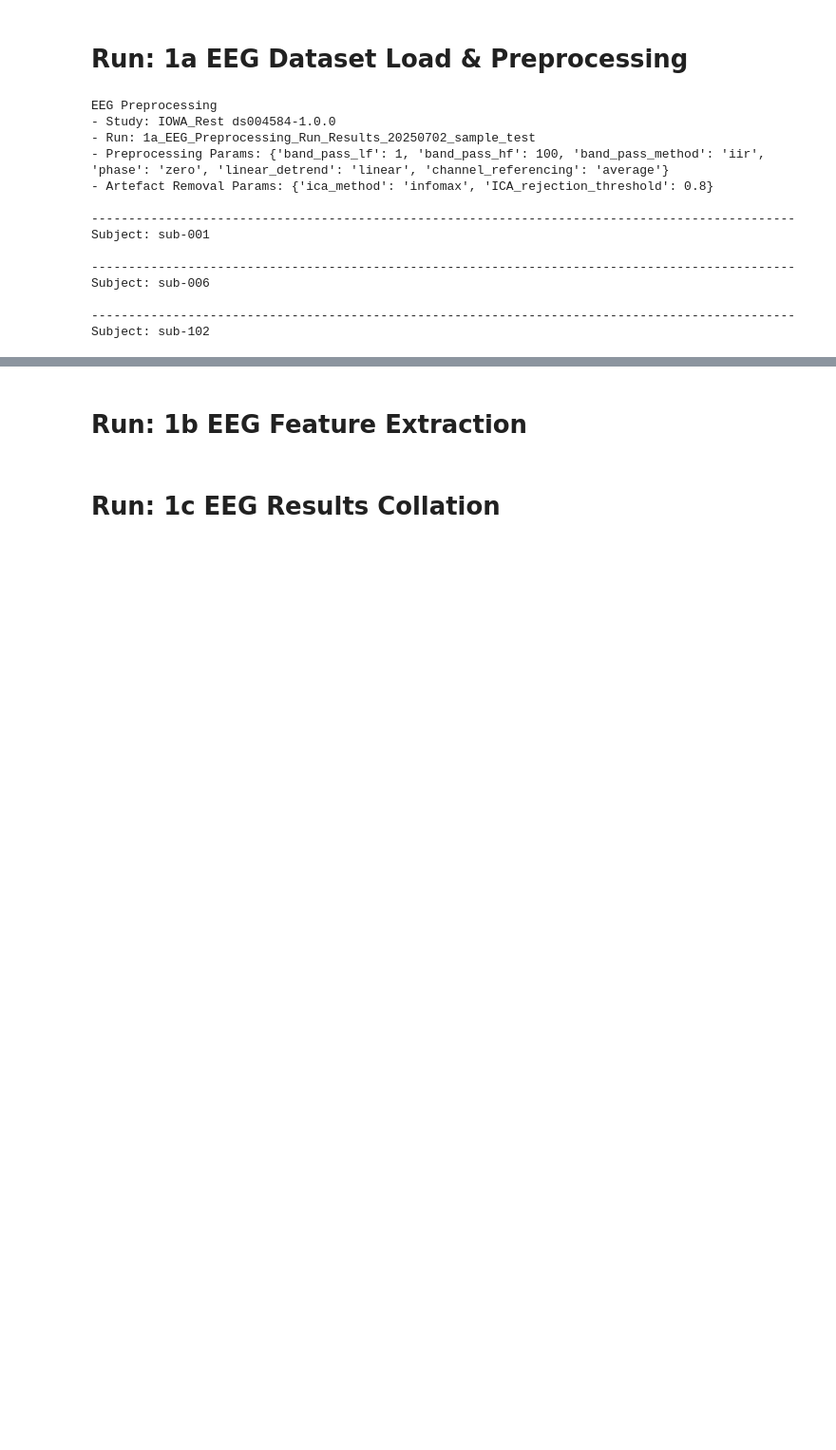
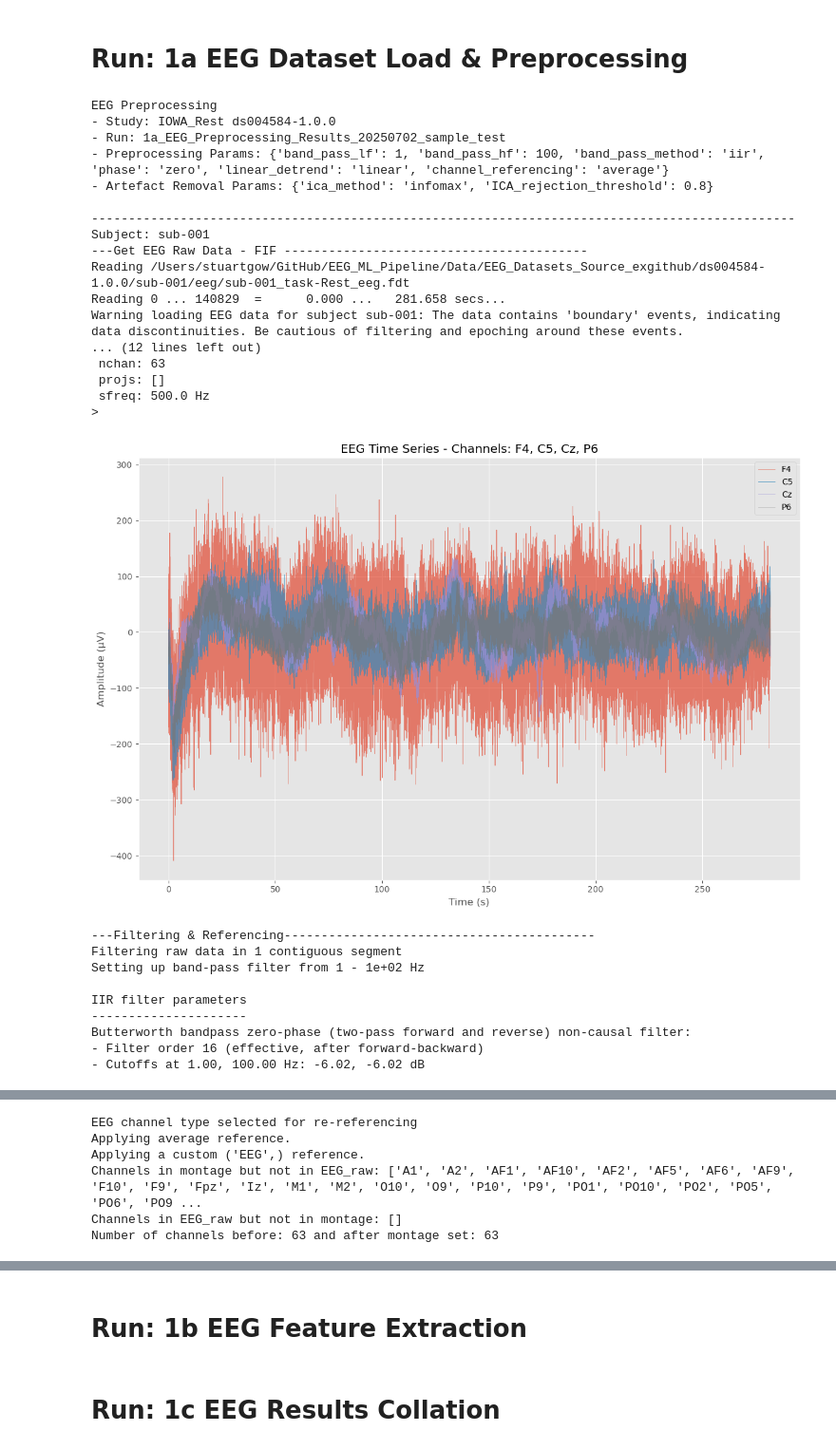
Before and after one commit to StuartG24/EEG_ML_Pipeline, a Jupyter notebook: Notebooks/1_EEG_Processing_v9.ipynb, the cells around one changed output, grey strips where cells are left out. Shown at 95% size. Drawn from its saved outputs; the diff is of its cells as text; code cells hidden in the pictures; blank space fills up the shorter version.

```diff
--- a/Notebooks/1_EEG_Processing_v9.ipynb
+++ b/Notebooks/1_EEG_Processing_v9.ipynb
@@ -103,7 +430,7 @@ artefact_params = {'ica_method': 'infomax', # infomax, none
 
 # Setup the processing run and results folder & save params
 current_date = datetime.now().strftime('%Y%m%d')
-run_name = f'1a_EEG_Preprocessing_Run_Results_{current_date}_{run_description}'
+run_name = f'1a_EEG_Preprocessing_Results_{current_date}_{run_description}'
 run_results_path = utils.extend_folder_path(study_info['eeg_processing_results_path'], run_name, exists_ok=False)
 run_details = pd.Series({
     'run_name': run_name,
@@ -116,7 +443,7 @@ run_details.to_pickle(run_results_path + '/run_details.pkl', compression='zip')
 # Set progress messages, testing
 if test_mode:
     VERBOSE = True
-    test_subjects = [0,5,101]
+    test_subjects = [0] # [0,5,101]
     test_channels = ['F4', 'C5', 'Cz', 'P6']
 else:
     VERBOSE = False
@@ -127,37 +454,91 @@ del current_date, study_name, run_description, study_folder_path
 # %%
 # Run all the steps for EEG preprocessing
 #
 
 # Start Trace
 summary = f'EEG Preprocessing'
 summary = summary + f"\n- Study: {study_info['study_name']} {study_info['dataset_ref']}"
 summary = summary + f"\n- Run: {run_details['run_name']}"
 summary = summary + f"\n- Preprocessing Params: {preprocess_params}"
 summary = summary + f"\n- Artefact Removal Params: {artefact_params}"
 print(summary)
 
 # Loop through all selected subjects in the study
 for idx, subject in study_subjects_df.iterrows():
 
     # Just sample a subset of subjects when in test mode
     if test_mode and idx not in test_subjects:
         continue
 
     subject_id = subject['subject_id']
     print('\n-----------------------------------------------------------------------------------------------')
     print(f'Subject: {subject_id}')
+
+    # 1. EEG Raw Dataset Load
+    #
+    print('---Get EEG Raw Data - FIF -----------------------------------------')
+    EEG_raw_files = get_EEG_raw(study_info['dataset_path'], subject_id)
+    # TODO: How to handle multiple session EEG raw files?
+    EEG_raw = EEG_raw_files[0]
+
+    save_folder_path = utils.extend_folder_path(run_results_path, 'EEG_1_raw_files')
+    save_EEG_for_subject(EEG_raw, save_folder_path, subject_id, tag='source')
+
+    if VERBOSE:
+        print(f"Description: {EEG_raw.info['description']} on {EEG_raw.info['meas_date']}")
+        print(EEG_raw)
+        print(EEG_raw.info)
+        plot_EEG_TD(EEG_raw, test_channels)
+
+    # 2. EEG Filtering & Referencing
+    #
+    print('---Filtering & Referencing------------------------------------------')
+    EEG_filtered = perform_EEG_filtering(preprocess_params, EEG_raw)
+
+    save_folder_path = utils.extend_folder_path(run_results_path, 'EEG_2_cleaned_files')
+    save_EEG_for_subject(EEG_filtered, save_folder_path, subject_id, tag='filtered')
+
+    if VERBOSE:
+        plot_EEG_TD(EEG_filtered, test_channels)
+
+    # 3. Artefact Removal with ICA etc
+    #
+    print('---Artefact Removal - ICA ------------------------------------------')
+    artefact_results, EEG_cleaned = perform_artefact_removal(artefact_params, EEG_filtered)
+
+    save_folder_path = utils.extend_folder_path(run_results_path, 'EEG_2_cleaned_files')
+    save_EEG_for_subject(EEG_cleaned, save_folder_path, subject_id, tag='preprocessed')
+
+    if VERBOSE:
+        # TODO: Any need to summarise or retain results?
+        # TODO: Correct plot for Epoched data
+        plot_EEG_TD(EEG_cleaned, test_channels)
+        print(f'Temp .... {EEG_cleaned}, \n{artefact_results}')
 # %% [output]
 EEG Preprocessing
 - Study: IOWA_Rest ds004584-1.0.0
-- Run: 1a_EEG_Preprocessing_Run_Results_20250702_sample_test
+- Run: 1a_EEG_Preprocessing_Results_20250702_sample_test
 - Preprocessing Params: {'band_pass_lf': 1, 'band_pass_hf': 100, 'band_pass_method': 'iir', 'phase': 'zero', 'linear_detrend': 'linear', 'channel_referencing': 'average'}
 - Artefact Removal Params: {'ica_method': 'infomax', 'ICA_rejection_threshold': 0.8}
 
 -----------------------------------------------------------------------------------------------
 Subject: sub-001
-
------------------------------------------------------------------------------------------------
-Subject: sub-006
-
------------------------------------------------------------------------------------------------
-Subject: sub-102
+---Get EEG Raw Data - FIF -----------------------------------------
+Reading /Users/stuartgow/GitHub/EEG_ML_Pipeline/Data/EEG_Datasets_Source_exgithub/ds004584-1.0.0/sub-001/eeg/sub-001_task-Rest_eeg.fdt
+Reading 0 ... 140829  =      0.000 ...   281.658 secs...
+Warning loading EEG data for subject sub-001: The data contains 'boundary' events, indicating data discontinuities. Be cautious of filtering and epoching around these events.
+... (12 lines left out)
+ nchan: 63
+ projs: []
+ sfreq: 500.0 Hz
+>
+[figure, added]
+---Filtering & Referencing------------------------------------------
+Filtering raw data in 1 contiguous segment
+Setting up band-pass filter from 1 - 1e+02 Hz
+
+IIR filter parameters
+---------------------
+Butterworth bandpass zero-phase (two-pass forward and reverse) non-causal filter:
+- Filter order 16 (effective, after forward-backward)
+- Cutoffs at 1.00, 100.00 Hz: -6.02, -6.02 dB
@@ -163,0 +548,6 @@ Subject: sub-102
+EEG channel type selected for re-referencing
+Applying average reference.
+Applying a custom ('EEG',) reference.
+Channels in montage but not in EEG_raw: ['A1', 'A2', 'AF1', 'AF10', 'AF2', 'AF5', 'AF6', 'AF9', 'F10', 'F9', 'Fpz', 'Iz', 'M1', 'M2', 'O10', 'O9', 'P10', 'P9', 'PO1', 'PO10', 'PO2', 'PO5', 'PO6', 'PO9 ...
+Channels in EEG_raw but not in montage: []
+Number of channels before: 63 and after montage set: 63
```
Also changed, not shown: parts of 40 cells of this notebook, 6 other files.
